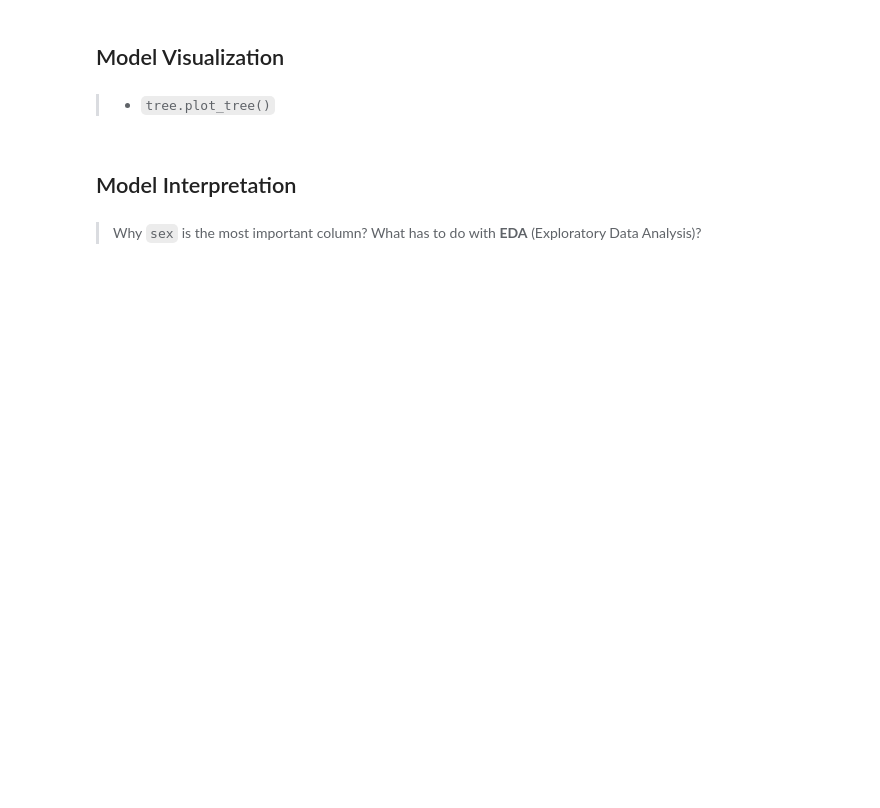
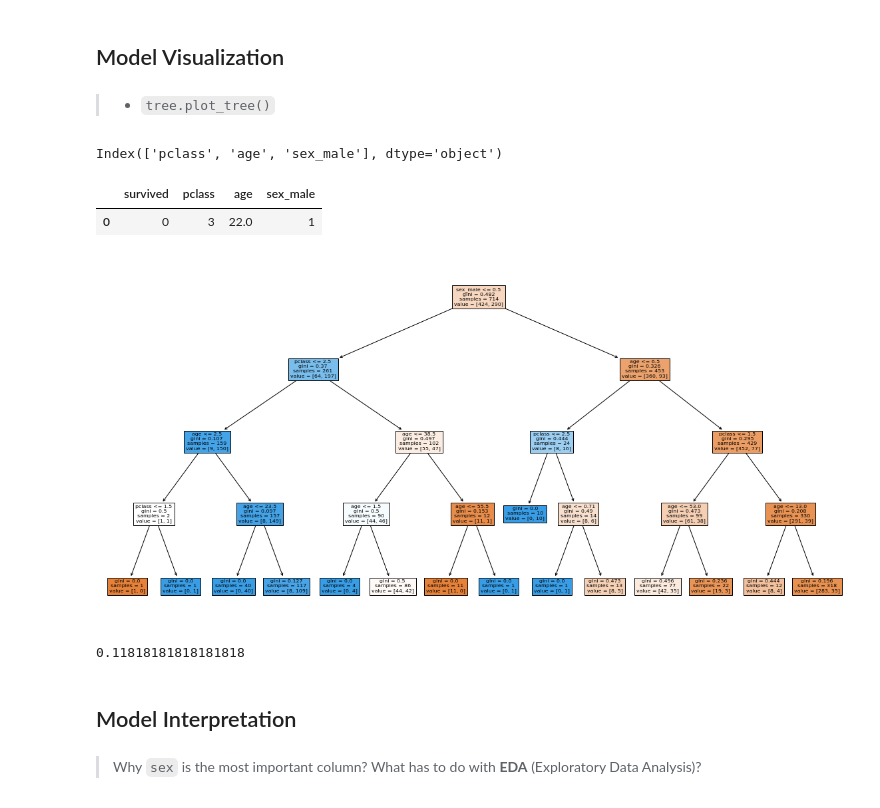
Before and after one commit to jgijonc/resolving-python-data-science, a Jupyter notebook: II Machine Learning & Deep Learning/02_Decision Tree. A Supervised Classification Model/02session_decision-tree.ipynb, the cells around one changed output. Saved outputs shown, nothing was run; the diff lists cells and outputs as text; code cells hidden in the pictures; blank space fills up the shorter version.

```diff
--- a/II Machine Learning & Deep Learning/02_Decision Tree. A Supervised Classification Model/02session_decision-tree.ipynb
+++ b/II Machine Learning & Deep Learning/02_Decision Tree. A Supervised Classification Model/02session_decision-tree.ipynb
@@ -160,0 +171,5 @@ target = ?
+# %%
+df = pd.get_dummies(df, drop_first=True).dropna()
+# %%
+X = df.drop(columns='survived')
+y = df.survived
@@ -160,0 +185,4 @@ target = ?
+# %%
+model = DecisionTreeClassifier(max_depth=4)
+# %%
+model.fit(X,y)
@@ -169,3 +225,21 @@ target = ?
+# %%
+X.columns
+# %% [output]
+Index(['pclass', 'age', 'sex_male'], dtype='object')
+# %%
+manolo
+# %% [output]
+|  | survived | pclass | age | sex_male |
+| 0 | 0 | 3 | 22.0 | 1 |
+# %%
+plt.figure(figsize=(20,10))
+plot_tree(decision_tree=model, feature_names=X.columns, filled=True);
+# %% [output]
+[figure, added]
+# %%
+39/330
+# %% [output]
+0.11818181818181818
 # %% [markdown]
 ## Model Interpretation
 # %% [markdown]
```
Also changed, not shown: parts of 65 cells of this notebook, 2 other files.
